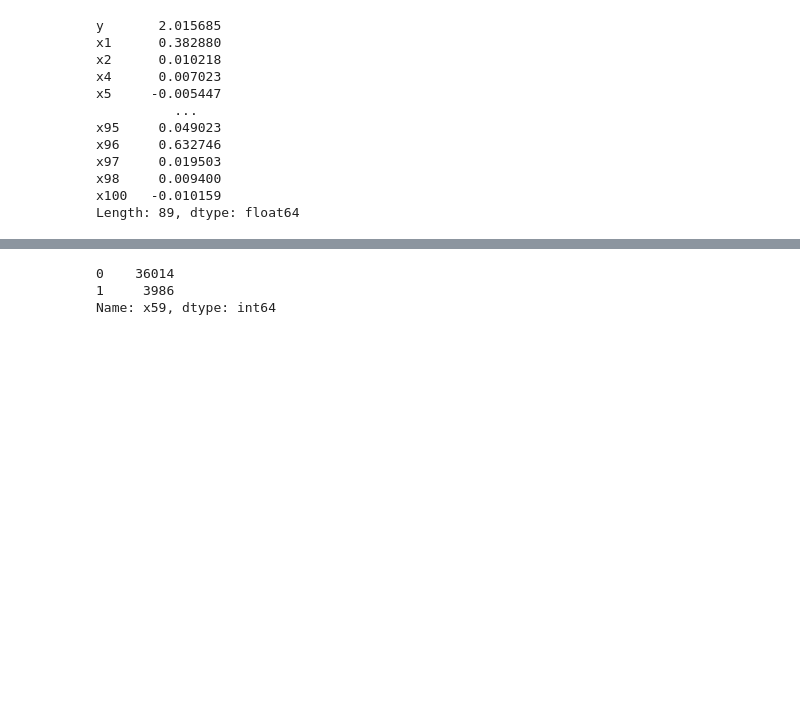
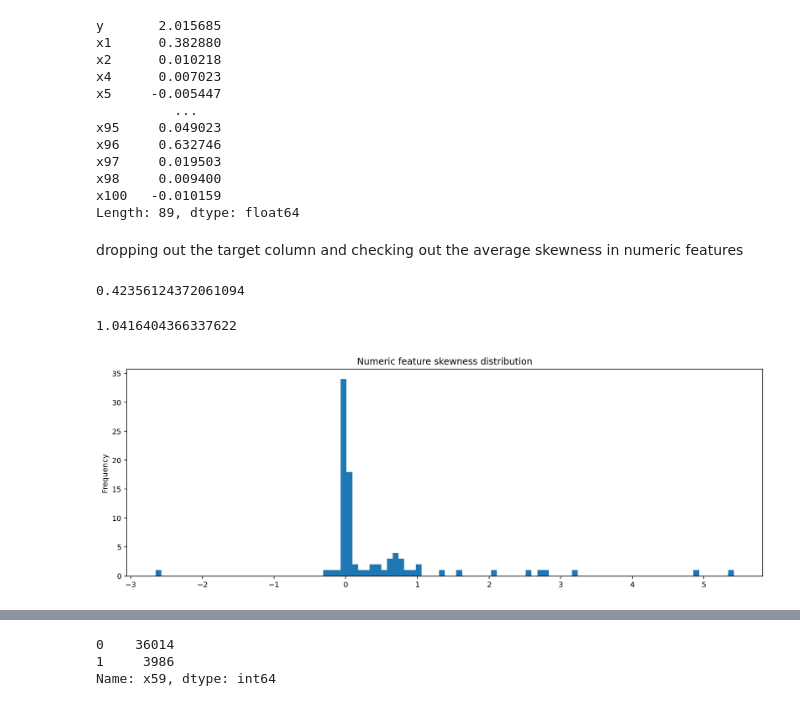
Before and after one commit to Atashnezhad/A_Data_Science_Project, a Jupyter notebook: Codes/P01_Data_Cleansing.ipynb, the cells around one changed output, grey strips where cells are left out. Cells and saved outputs as stored; diff of their text form; code cells hidden in the pictures; blank space fills up the shorter version.

```diff
--- a/Codes/P01_Data_Cleansing.ipynb
+++ b/Codes/P01_Data_Cleansing.ipynb
@@ -530,3 +530,26 @@ x97     0.019503
 x98     0.009400
 x100   -0.010159
 Length: 89, dtype: float64
+# %% [markdown]
+dropping out the target column and checking out the average skewness in numeric features
+# %%
+numeric_feature_cols = list(df_numerics.columns)
+# numeric_cols
+# %%
+numeric_feature_cols.remove('y')
+# %%
+df_numerics[numeric_feature_cols].skew().mean()
+# %% [output]
+0.42356124372061094
+# %%
+df_numerics[numeric_feature_cols].skew().std()
+# %% [output]
+1.0416404366337622
+# %%
+df_numerics[numeric_feature_cols].skew().plot(kind='hist',
+                                              bins=100,
+                                              figsize=(15,5))
+plt.title('Numeric features skewness distribution')
+plt.show()
+# %% [output]
+[figure, added]
```
Also changed, not shown: parts of 56 cells of this notebook.
